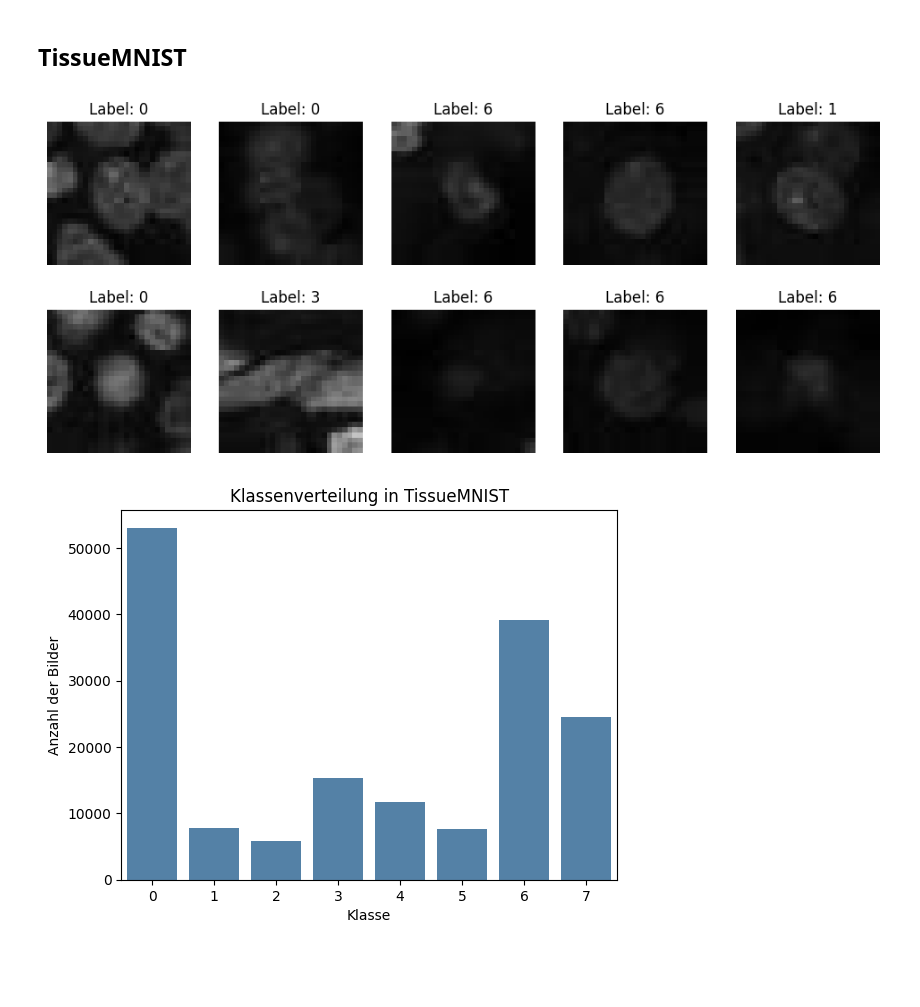
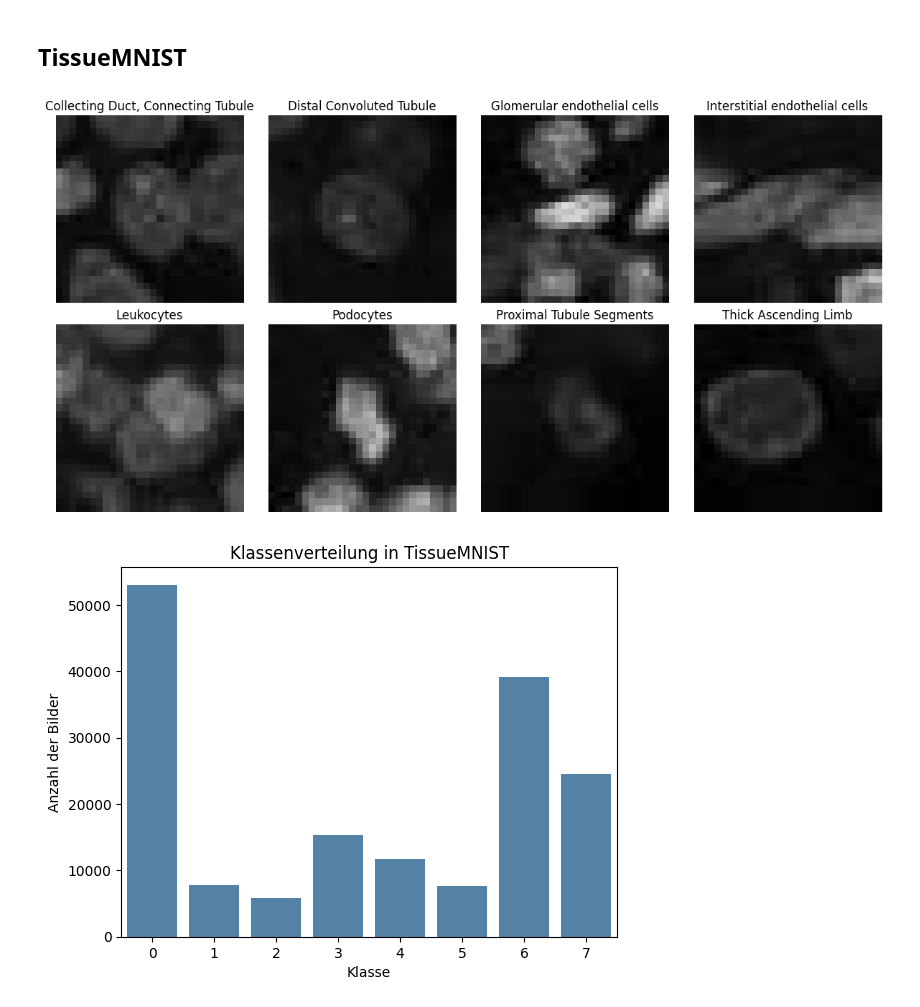
Before and after one commit to NikitaZhmurko/NAS-MEDIMG, a Jupyter notebook: notebooks/Analysis_medmnist.ipynb, the cells around one changed output. Drawn from its saved outputs; the diff is of its cells as text; code cells hidden in the pictures; blank space fills up the shorter version.

```diff
--- a/notebooks/Analysis_medmnist.ipynb
+++ b/notebooks/Analysis_medmnist.ipynb
@@ -12,6 +13,10 @@ from collections import Counter
 train_tf = T.Compose([T.ToTensor()])
 train_set =  TissueMNIST(split="train", download=True, transform=train_tf, as_rgb=True)
 
+info = INFO["tissuemnist"]
+class_names = list(info["label"].values())
+num_classes = len(class_names)
+
 train_set
 # %% [output]
 Dataset TissueMNIST of size 28 (tissuemnist)
@@ -27,15 +32,31 @@ Dataset TissueMNIST of size 28 (tissuemnist)
 # %% [markdown]
 ## TissueMNIST
 # %%
-fig, axes = plt.subplots(2, 5, figsize=(12, 5))
-for i, ax in enumerate(axes.flat):
-    img, label = train_set[i]
+# Pro Klasse ein Beispielbild sammeln
+samples = {}
+for img, label in train_set:
+    lbl = label.item()
+    if lbl not in samples:
+        samples[lbl] = img
+    if len(samples) == num_classes:
+        break
+
+# Plotten
+fig, axes = plt.subplots(2, 4, figsize=(12, 6))
+axes = axes.flatten()
+
+for i, lbl in enumerate(sorted(samples.keys())):
+    img = samples[lbl]
+    ax = axes[i]
     ax.imshow(img.permute(1, 2, 0))
-    ax.set_title(f"Label: {label.item()}")
+    ax.set_title(f"{class_names[lbl]}", fontsize=12)
     ax.axis("off")
+
+plt.tight_layout()
+plt.savefig("tissuemnist_classes.pdf", format="pdf", dpi=300, bbox_inches="tight")
 plt.show()
 # %% [output]
-[figure, old version]
+[figure, new version]
 # %%
 labels = [train_set[i][1].item() for i in range(len(train_set))]
 counts = Counter(labels)
```
Also changed, not shown: parts of 4 cells of this notebook, 6 other files.
